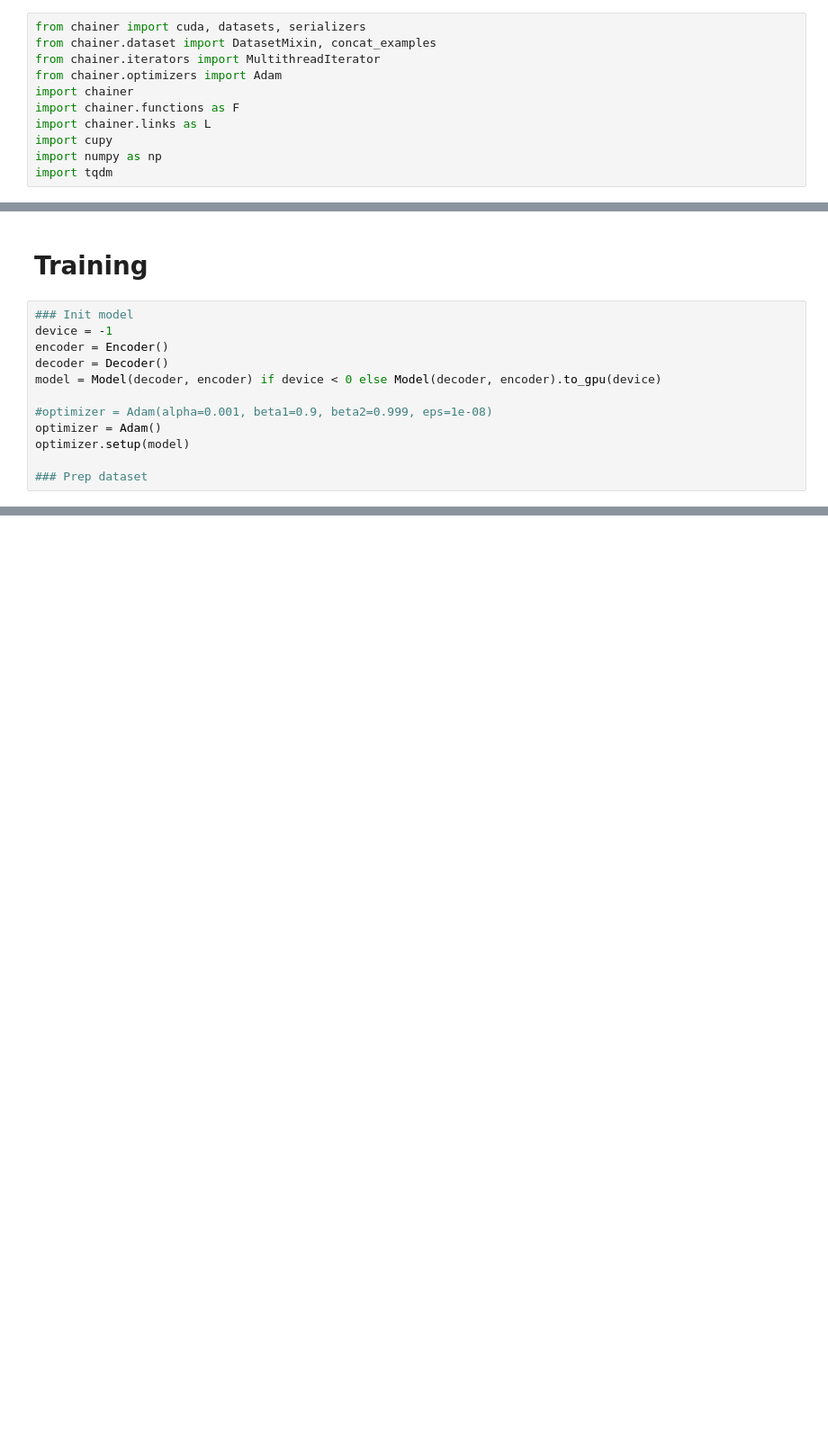
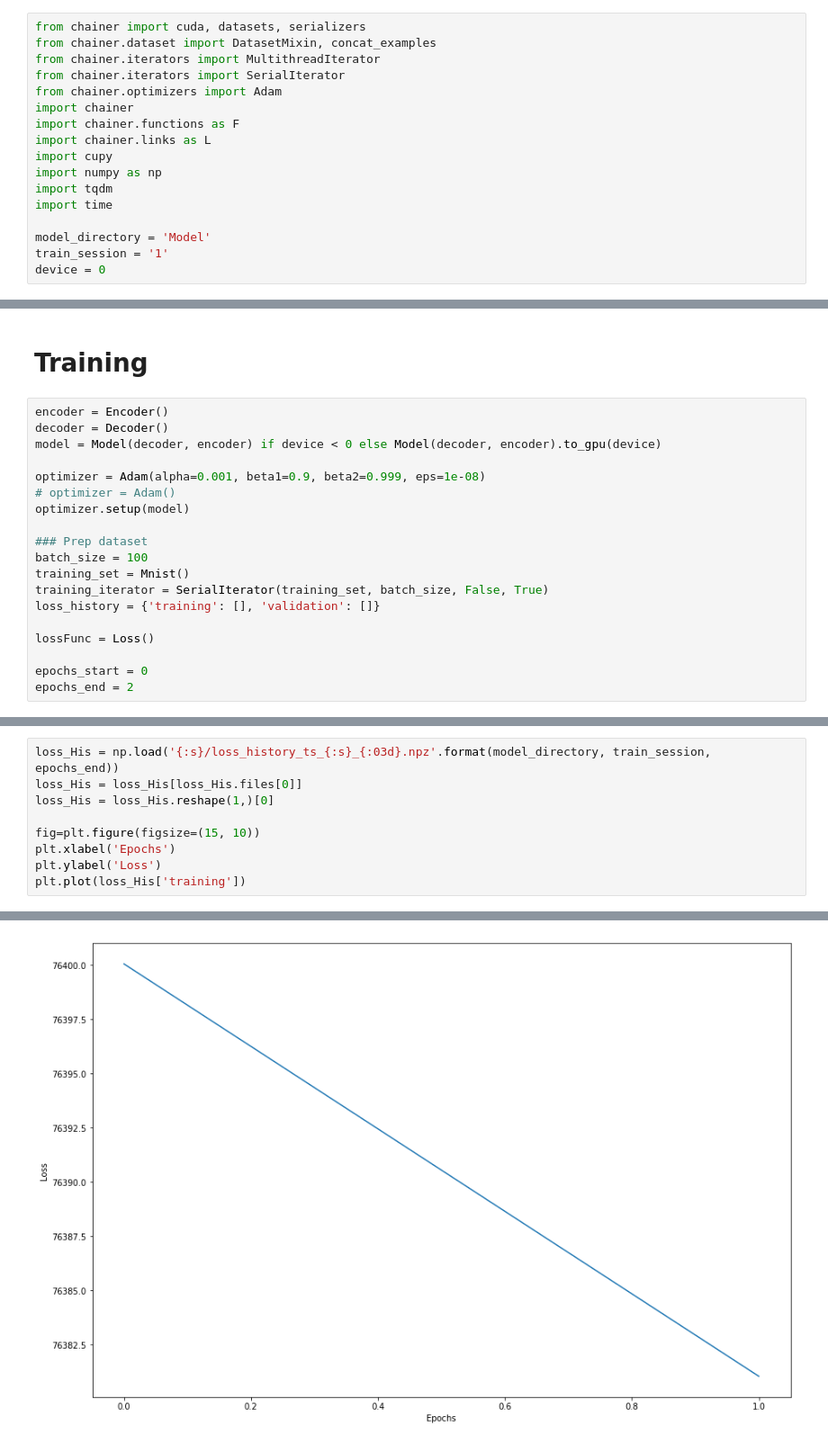
Before and after one commit to basameera/NIPS_week_6_7, a Jupyter notebook: weeks_6_and_7_sameera.ipynb, the cells around one changed output, grey strips where cells are left out. Shown at 90% size. Drawn from its saved outputs; the diff is of its cells as text; blank space fills up the shorter version.

```diff
--- a/weeks_6_and_7_sameera.ipynb
+++ b/weeks_6_and_7_sameera.ipynb
@@ -54,6 +54,7 @@ sdf
 from chainer import cuda, datasets, serializers
 from chainer.dataset import DatasetMixin, concat_examples
 from chainer.iterators import MultithreadIterator
+from chainer.iterators import SerialIterator
 from chainer.optimizers import Adam
 import chainer
 import chainer.functions as F
@@ -61,3 +62,8 @@ import chainer.links as L
 import cupy
 import numpy as np
 import tqdm
+import time
+
+model_directory = 'Model'
+train_session = '1'
+device = 0
@@ -267,14 +260,21 @@ Task: (50 points)
 # %% [markdown]
 # Training
 # %%
-### Init model
-device = -1
 encoder = Encoder()
 decoder = Decoder()
 model = Model(decoder, encoder) if device < 0 else Model(decoder, encoder).to_gpu(device)
 
-#optimizer = Adam(alpha=0.001, beta1=0.9, beta2=0.999, eps=1e-08)
-optimizer = Adam()
+optimizer = Adam(alpha=0.001, beta1=0.9, beta2=0.999, eps=1e-08)
+# optimizer = Adam()
 optimizer.setup(model)
 
 ### Prep dataset
+batch_size = 100
+training_set = Mnist()
+training_iterator = SerialIterator(training_set, batch_size, False, True)
+loss_history = {'training': [], 'validation': []}
+
+lossFunc = Loss()
+
+epochs_start = 0
+epochs_end = 2
@@ -282,0 +326,10 @@ optimizer.setup(model)
+# %%
+loss_His = np.load('{:s}/loss_history_ts_{:s}_{:03d}.npz'.format(model_directory, train_session, epochs_end))
+loss_His = loss_His[loss_His.files[0]]
+loss_His = loss_His.reshape(1,)[0]
+
+fig=plt.figure(figsize=(15, 10))
+plt.xlabel('Epochs')
+plt.ylabel('Loss')
+plt.plot(loss_His['training'])
+# %% [output]
@@ -282,0 +337 @@ optimizer.setup(model)
+[figure, added]
```
Also changed, not shown: parts of 16 cells of this notebook.
